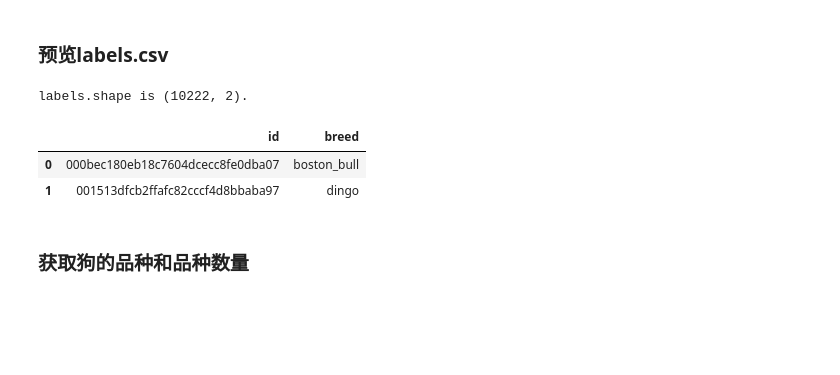
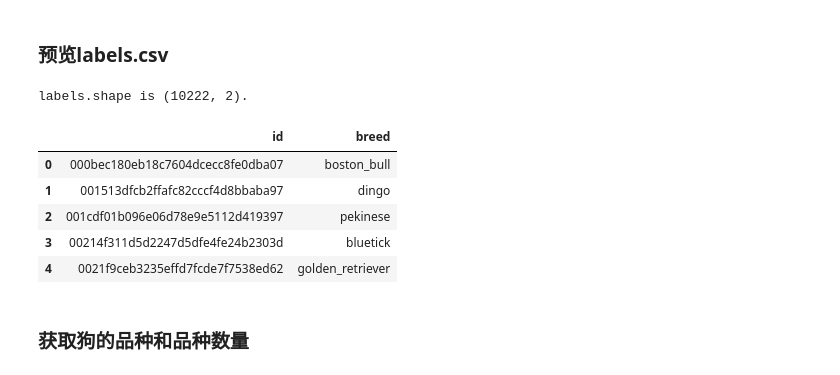
Before and after one commit to StudyExchange/Udacity, a Jupyter notebook: MachineLearning(Advanced)/p6_graduation_project/1. Preprocess-GroupImages.ipynb, the cells around one changed output. Drawn from its saved outputs; the diff is of its cells as text; code cells hidden in the pictures; blank space fills up the shorter version.

```diff
--- a/MachineLearning(Advanced)/p6_graduation_project/1. Preprocess-GroupImages.ipynb
+++ b/MachineLearning(Advanced)/p6_graduation_project/1. Preprocess-GroupImages.ipynb
@@ -43,13 +43,16 @@ Unzip(data_path, os.path.join(data_path, 'train.zip'))
 # %%
 labels_path = os.path.join(data_path, 'labels.csv')
 labels = pd.read_csv(labels_path)
 print('labels.shape is {0}.'.format(labels.shape))
-display(labels.head(2))
+display(labels.head())
 # %% [output]
 labels.shape is (10222, 2).
 |  | id | breed |
 | 0 | 000bec180eb18c7604dcecc8fe0dba07 | boston_bull |
 | 1 | 001513dfcb2ffafc82cccf4d8bbaba97 | dingo |
+| 2 | 001cdf01b096e06d78e9e5112d419397 | pekinese |
+| 3 | 00214f311d5d2247d5dfe4fe24b2303d | bluetick |
+| 4 | 0021f9ceb3235effd7fcde7f7538ed62 | golden_retriever |
 # %% [markdown]
 ### 获取狗的品种和品种数量
 # %%
```
Also changed, not shown: parts of 9 cells of this notebook, 55 other files.
